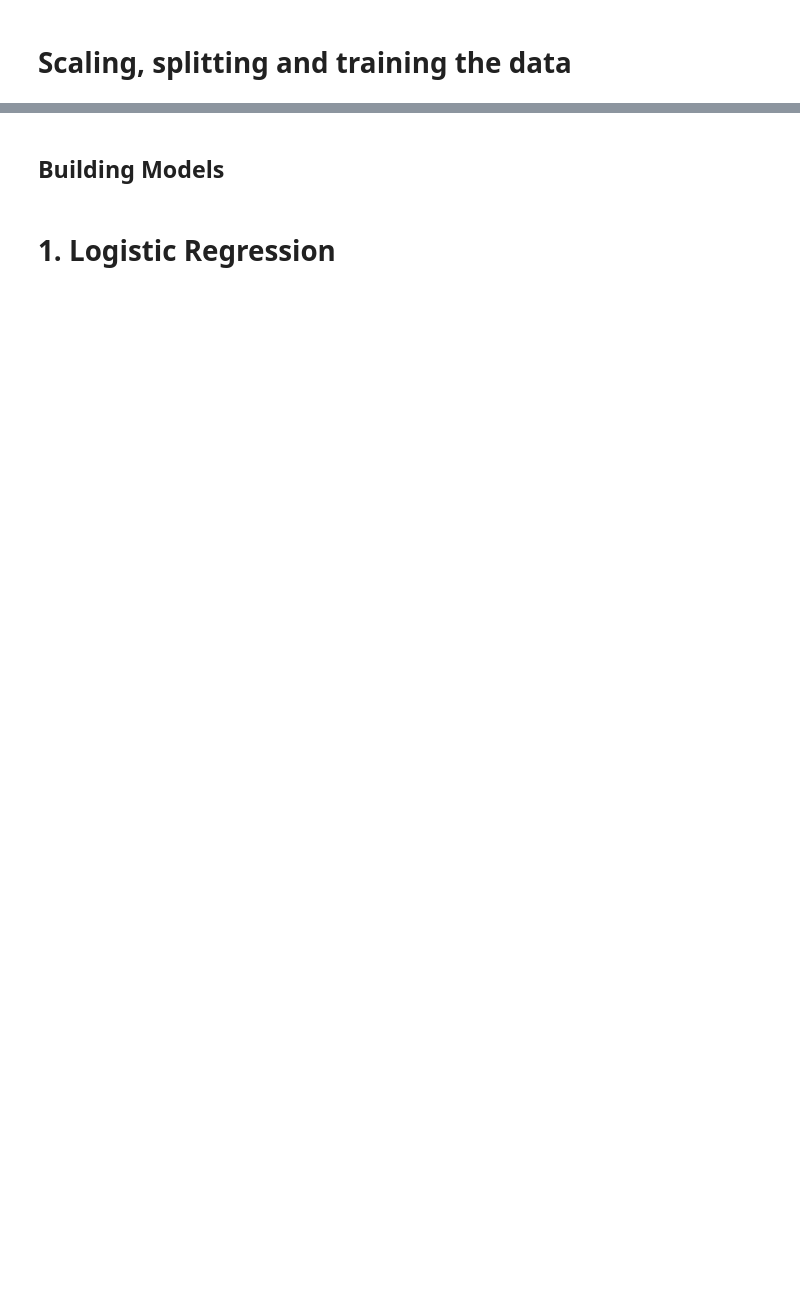
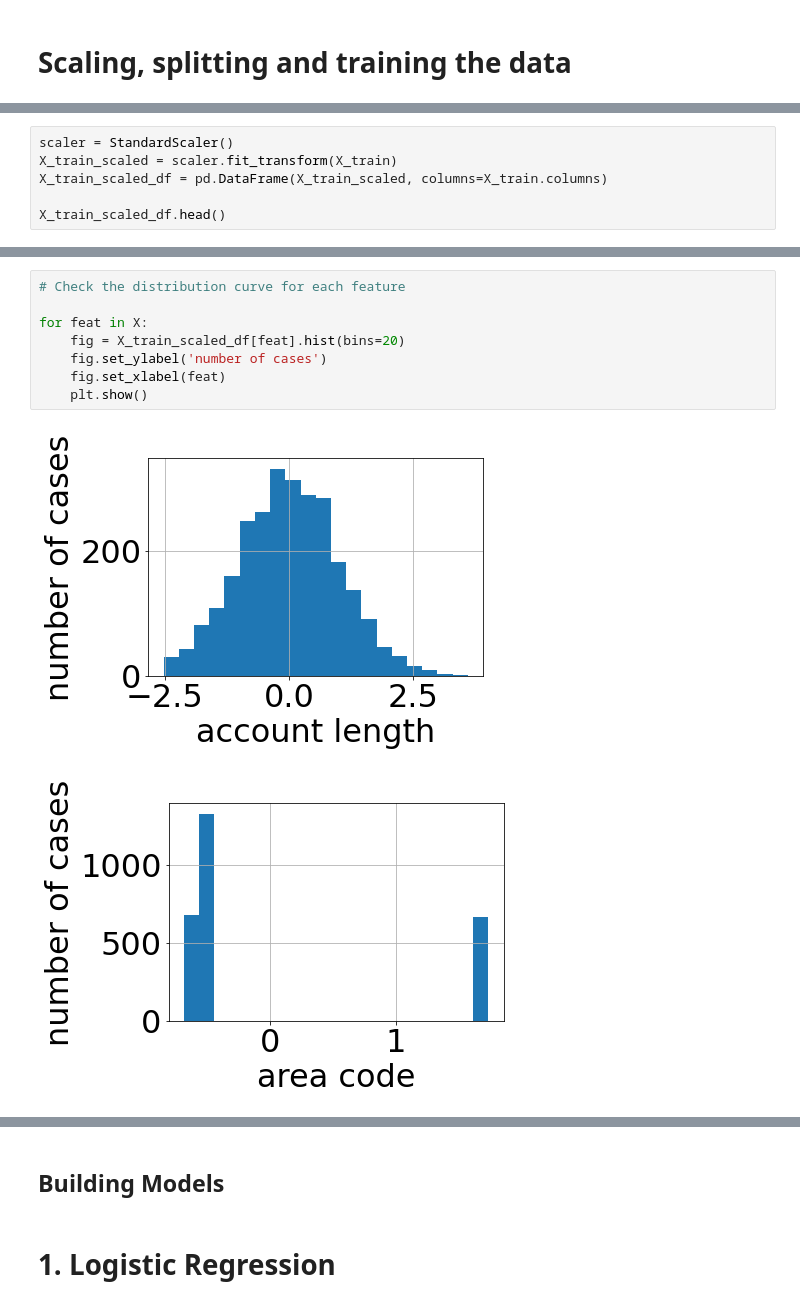
Before and after one commit to Brandon2698/Phase3_Project, a Jupyter notebook: SyriaTel.ipynb, the cells around one changed output, grey strips where cells are left out. Drawn from its saved outputs; the diff is of its cells as text; blank space fills up the shorter version.

```diff
--- a/SyriaTel.ipynb
+++ b/SyriaTel.ipynb
@@ -100,0 +289,6 @@ X_train, X_test, y_train, y_test = train_test_split(X, y, test_size=0.2, random_
+# %%
+scaler = StandardScaler()
+X_train_scaled = scaler.fit_transform(X_train)
+X_train_scaled_df = pd.DataFrame(X_train_scaled, columns=X_train.columns)
+
+X_train_scaled_df.head()
@@ -100,0 +302,11 @@ X_train, X_test, y_train, y_test = train_test_split(X, y, test_size=0.2, random_
+# %%
+# Check the distribution curve for each feature
+
+for feat in X:
+    fig = X_train_scaled_df[feat].hist(bins=20)
+    fig.set_ylabel('number of cases')
+    fig.set_xlabel(feat)
+    plt.show()
+# %% [output]
+[figure, added]
+[figure, added]
```
Also changed, not shown: parts of 35 cells of this notebook, 1 other file.
